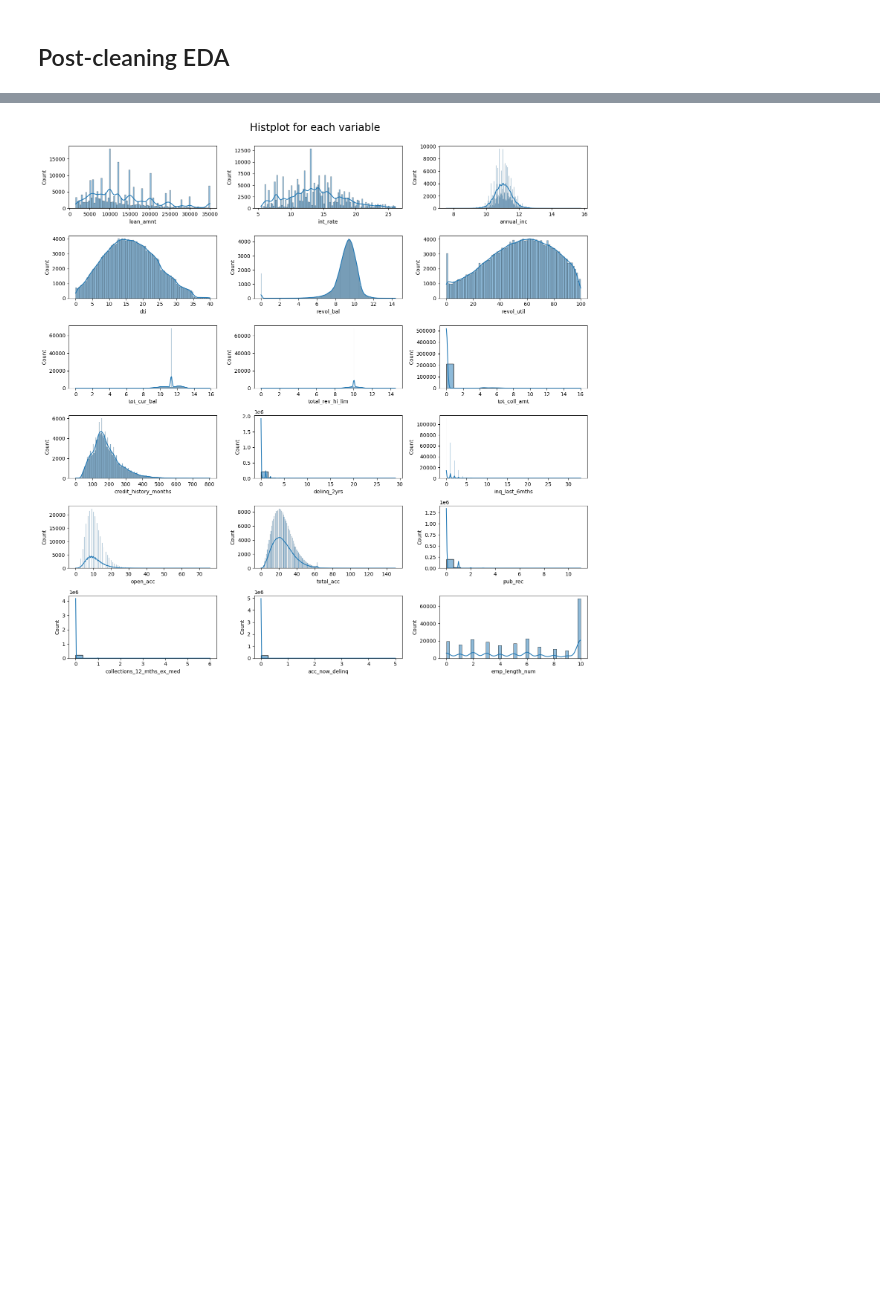
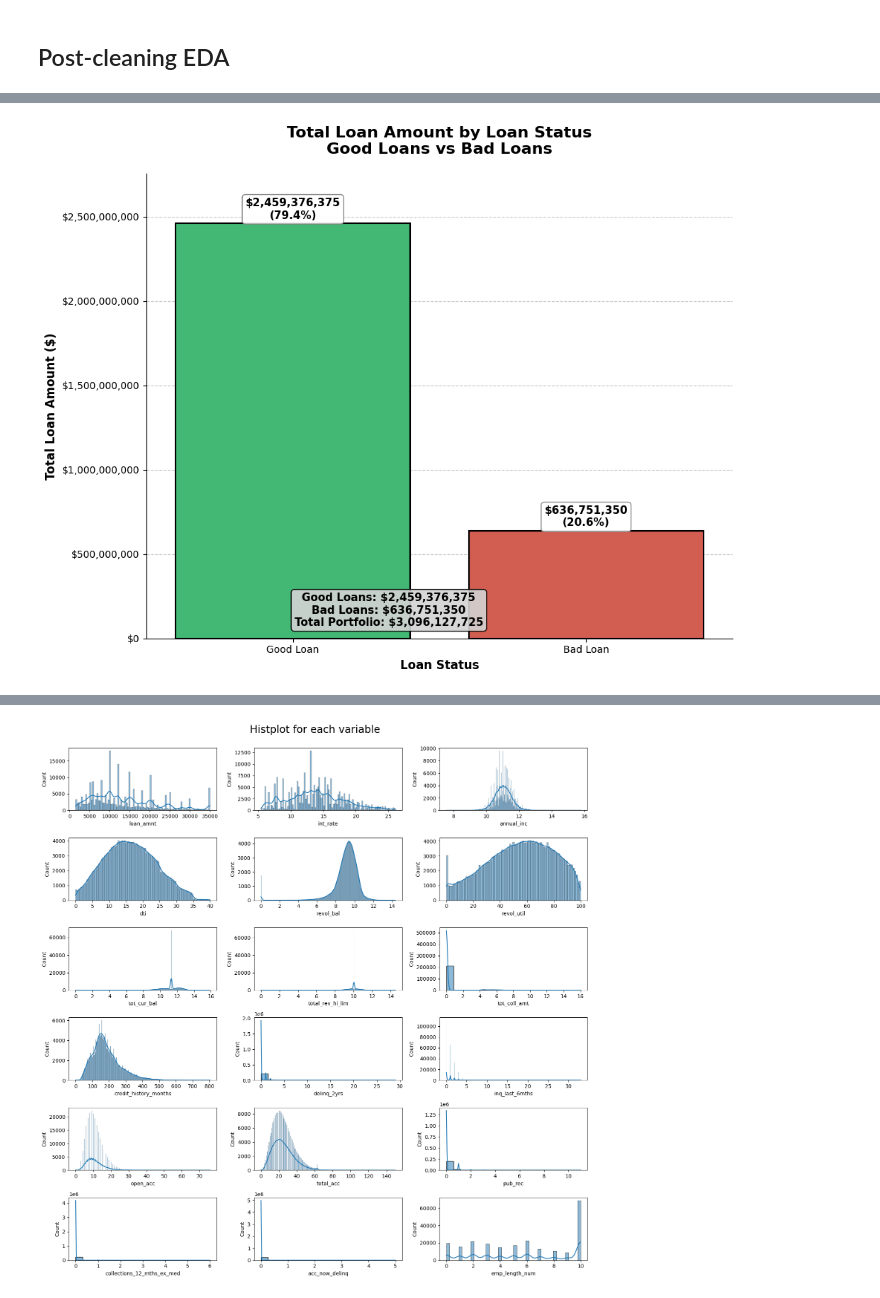
Before and after one commit to RevanzaIfannyA/lending-club-credit-risk-modeling, a Jupyter notebook: LC notebook.ipynb, the cells around one changed output, grey strips where cells are left out. Saved outputs shown, nothing was run; the diff lists cells and outputs as text; code cells hidden in the pictures; blank space fills up the shorter version.

```diff
--- a/LC notebook.ipynb
+++ b/LC notebook.ipynb
@@ -826,0 +931,92 @@ Name: proportion, dtype: Float64
+# %%
+# Mapping untuk label yang lebih informatif
+status_labels = {
+    0: "Good Loan",
+    1: "Bad Loan"
+}
+
+# Group data berdasarkan status_bad
+loan_amount_by_status = df.groupby('status_bad')['loan_amnt'].sum().reset_index()
+
+# Urutkan dari besar ke kecil
+loan_amount_by_status = loan_amount_by_status.sort_values('loan_amnt', ascending=False)
+
+# Buat label untuk sumbu x
+loan_amount_by_status['status_label'] = loan_amount_by_status['status_bad'].map(status_labels)
+
+# Warna yang sesuai konteks
+colors = ['#2ECC71' if status == 0 else '#E74C3C'
+          for status in loan_amount_by_status['status_bad']]
+
+# Buat plot dengan ukuran yang lebih tinggi
+plt.figure(figsize=(10, 8))
+ax = sns.barplot(data=loan_amount_by_status,
+                 x='status_label',
+                 y='loan_amnt',
+                 palette=colors,
+                 edgecolor='black',
+                 linewidth=1.5)
+
+# Tambahkan nilai di atas bar
+for i, (idx, row) in enumerate(loan_amount_by_status.iterrows()):
+    # Tampilkan nilai dengan format dolar
+    value_text = f'${row["loan_amnt"]:,.0f}'
+
+    # Hitung persentase dari total
+    total_loan = loan_amount_by_status['loan_amnt'].sum()
+    percentage = (row['loan_amnt'] / total_loan) * 100
+
+    # Tampilkan nilai dan persentase di atas bar
+    ax.text(i, row['loan_amnt'] + (total_loan * 0.005),  # Posisi lebih rendah
+            f'{value_text}\n({percentage:.1f}%)',
+            ha='center', va='bottom',
+            fontsize=11, fontweight='bold',
+            color='black',
+            bbox=dict(boxstyle='round', facecolor='white', alpha=0.9, edgecolor='gray', pad=0.3))
+
+# Atur sumbu y
+plt.ylabel('Total Loan Amount ($)', fontsize=12, fontweight='bold')
+plt.xlabel('Loan Status', fontsize=12, fontweight='bold')
+
+# Atur limit sumbu y untuk ruang yang cukup untuk teks
+max_value = loan_amount_by_status['loan_amnt'].max()
+plt.ylim(0, max_value * 1.12)  # Sedikit lebih rendah
+
+# Judul
+plt.title('Total Loan Amount by Loan Status\nGood Loans vs Bad Loans',
+          fontsize=16, fontweight='bold', pad=20)
+
+# Hapus spines yang tidak perlu
+ax.spines['top'].set_visible(False)
+ax.spines['right'].set_visible(False)
+
+# Grid untuk readability
+ax.yaxis.grid(True, linestyle='--', alpha=0.7)
+ax.set_axisbelow(True)
+
+# Format sumbu y dengan dolar
+ax.yaxis.set_major_formatter(plt.FuncFormatter(lambda x, p: f'${x:,.0f}'))
+
+# Hitung statistik untuk summary
+good_loan_amt = loan_amount_by_status.loc[loan_amount_by_status['status_bad'] == 0, 'loan_amnt']
+bad_loan_amt = loan_amount_by_status.loc[loan_amount_by_status['status_bad'] == 1, 'loan_amnt']
+
+# Tambahkan ringkasan statistik DI LUAR plot area (di bawah)
+if len(good_loan_amt) > 0 and len(bad_loan_amt) > 0:
+    good_val = good_loan_amt.values[0] if len(good_loan_amt) > 0 else 0
+    bad_val = bad_loan_amt.values[0] if len(bad_loan_amt) > 0 else 0
+
+    summary_text = f"Good Loans: ${good_val:,.0f}\nBad Loans: ${bad_val:,.0f}\nTotal Portfolio: ${total_loan:,.0f}"
+
+    # Tambahkan summary box di luar plot area dengan adjust posisi
+    plt.figtext(0.5, 0.1, summary_text,
+                ha='center', fontsize=11, fontweight='bold',
+                bbox=dict(boxstyle='round', facecolor='lightgray', alpha=0.9,
+                         edgecolor='black', linewidth=1))
+
+# Atur layout dengan memberikan lebih banyak ruang di bawah
+plt.subplots_adjust(bottom=0.15)  # Tambahkan lebih banyak ruang di bawah
+
+plt.tight_layout()
+plt.show()
+# %% [output]
@@ -826,0 +1026 @@ Name: proportion, dtype: Float64
+[figure, added]
```
Also changed, not shown: parts of 36 cells of this notebook.
